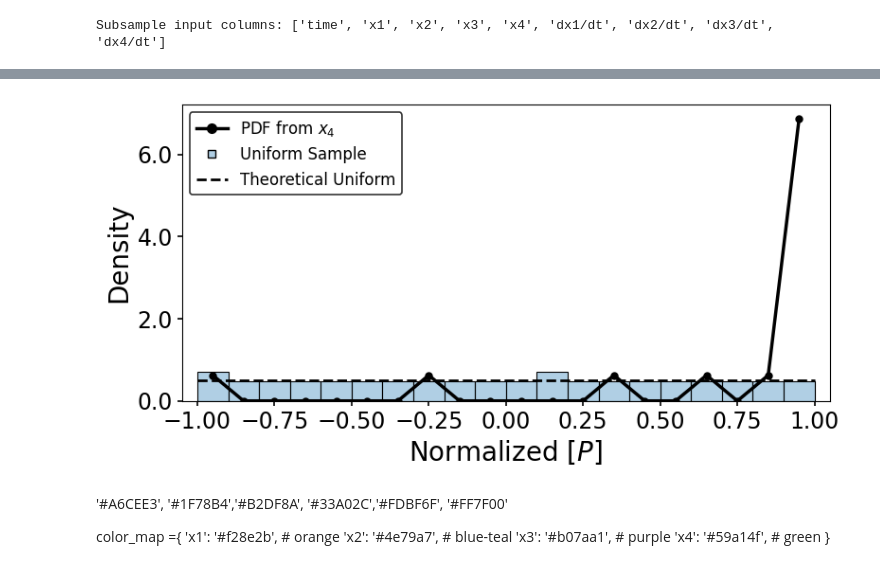
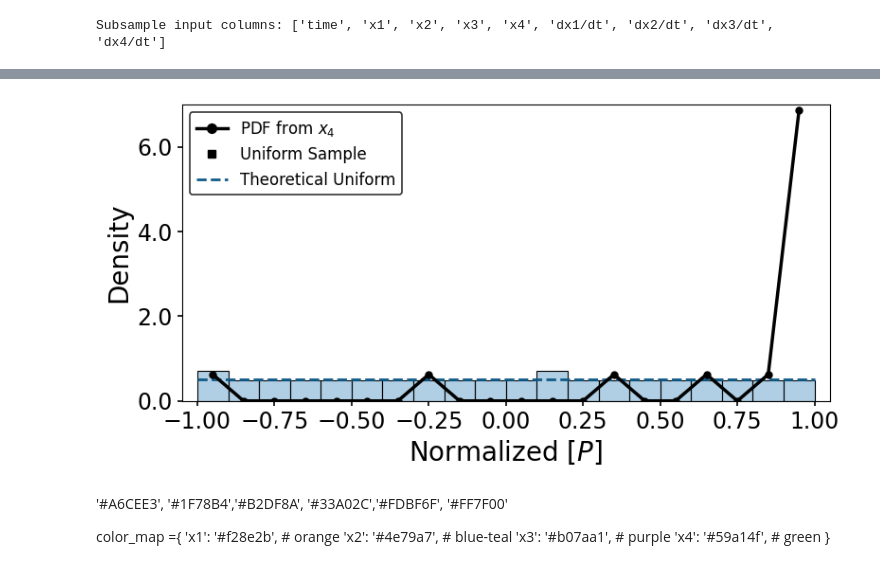
Before and after one commit to mjayadharan/IllposedLearning, a Jupyter notebook: Figure2/Plots_2.ipynb, the cells around one changed output, grey strips where cells are left out. Cells and saved outputs as stored; diff of their text form; code cells hidden in the pictures.

Commit message:
Save changes to Plots_2.ipynb

```diff
--- a/Figure2/Plots_2.ipynb
+++ b/Figure2/Plots_2.ipynb
@@ -306,10 +308,10 @@ plt.show()
 # %%
-out_path_plots2 = Path("/Users/yuxiangfeng/Desktop/SINDy/Plots/Fig2_final")
 font_size = 20
 # color & marker
 color_map = {
     'x4': '#1F78B4',
 }
+uniform_line_color = '#115A88'
 marker_map = {
     'x4': 'o',
 }
@@ -366,7 +368,7 @@ ax.plot(
 theory_y = 0.5
 ax.hlines(
     theory_y, xmin=-1.0, xmax=1.0,
-    colors='black',
+    colors=uniform_line_color,
     linestyles='--',
     linewidth=2.0,
     zorder=2
@@ -380,8 +382,11 @@ ax.set_xlim(-1.05, 1.05)
 ymax = max(density_data.max(), counts.max())
 ax.set_ylim(0, 1.05 * ymax)
 
-ax.tick_params(axis='both', which='major', length=3.5, width=1.2)
+ax.tick_params(axis='both', which='major', length=3.5, width=1.2,labelsize=17)
 ax.yaxis.set_major_formatter(FormatStrFormatter('%.1f'))
+y_ticks = [0, 2.0, 4.0, 6.0]
+ax.set_yticks(y_ticks)
+ax.set_ylim(0.0, 7.0)
 
 # Legend
 handle_curve = Line2D(
@@ -398,36 +403,36 @@ handle_curve = Line2D(
 handle_hist = Line2D(
     [0], [0],
     linestyle='None',
     marker='s',
     markersize=6,
-    markerfacecolor=hist_face_color,
+    markerfacecolor='black',
     markeredgecolor='black',
     label='Uniform Sample'
 )
 
 handle_theory = Line2D(
     [0], [0],
-    color='black',
+    color=uniform_line_color,
     linestyle='--',
     linewidth=2.0,
     label='Theoretical Uniform'
 )
 
 leg = ax.legend(
     handles=[handle_curve, handle_hist, handle_theory],
     loc='upper left',
     frameon=True,
     edgecolor='black',
     fontsize=12
 )
 leg.get_frame().set_linewidth(1.2)
 
 plt.tight_layout()
 fig.savefig(out_path_plots2 / "Uniform_CRN.svg",
             format="svg", bbox_inches="tight", pad_inches=0.02)
 plt.show()
 # %% [output]
-[figure, old version]
+[figure, new version]
 # %% [markdown]
 '#A6CEE3', '#1F78B4','#B2DF8A', '#33A02C','#FDBF6F', '#FF7F00'
 
```
Also changed, not shown: parts of 36 cells of this notebook.
